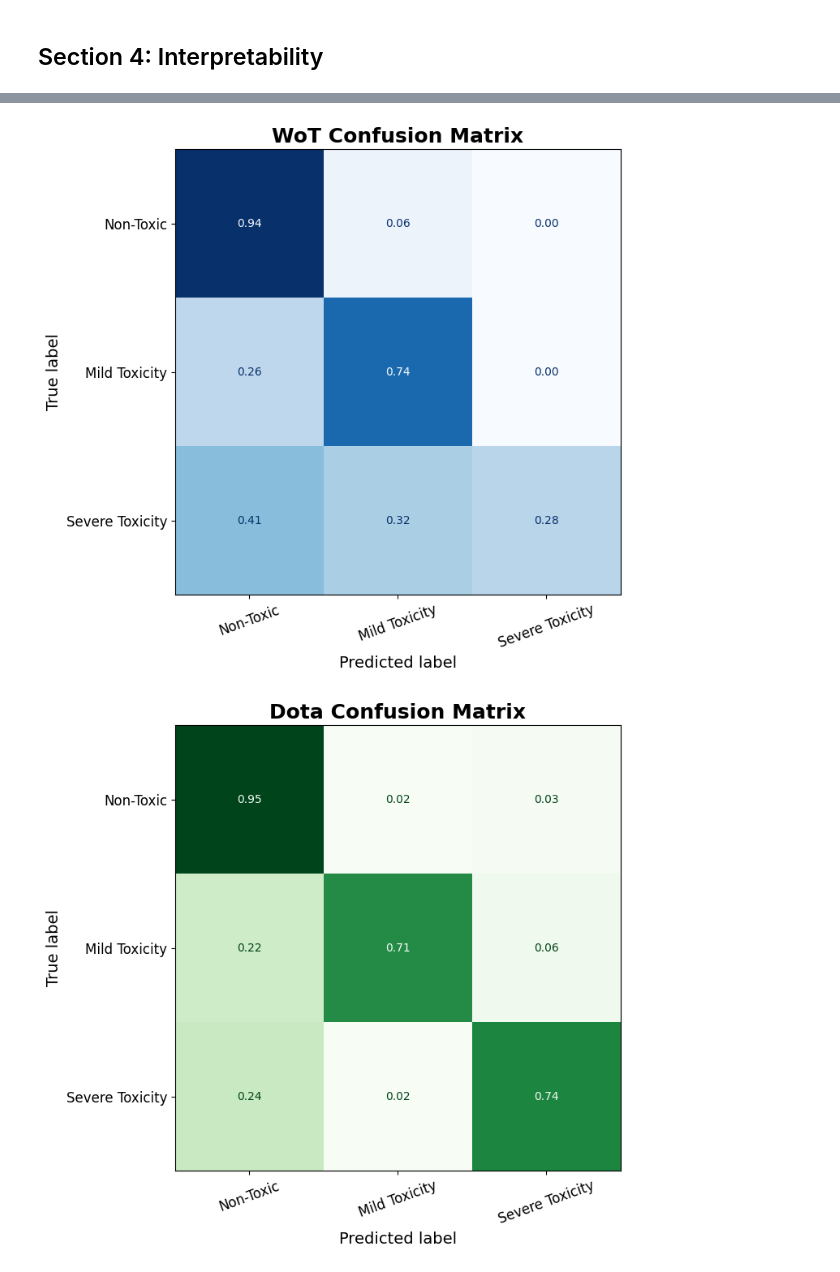
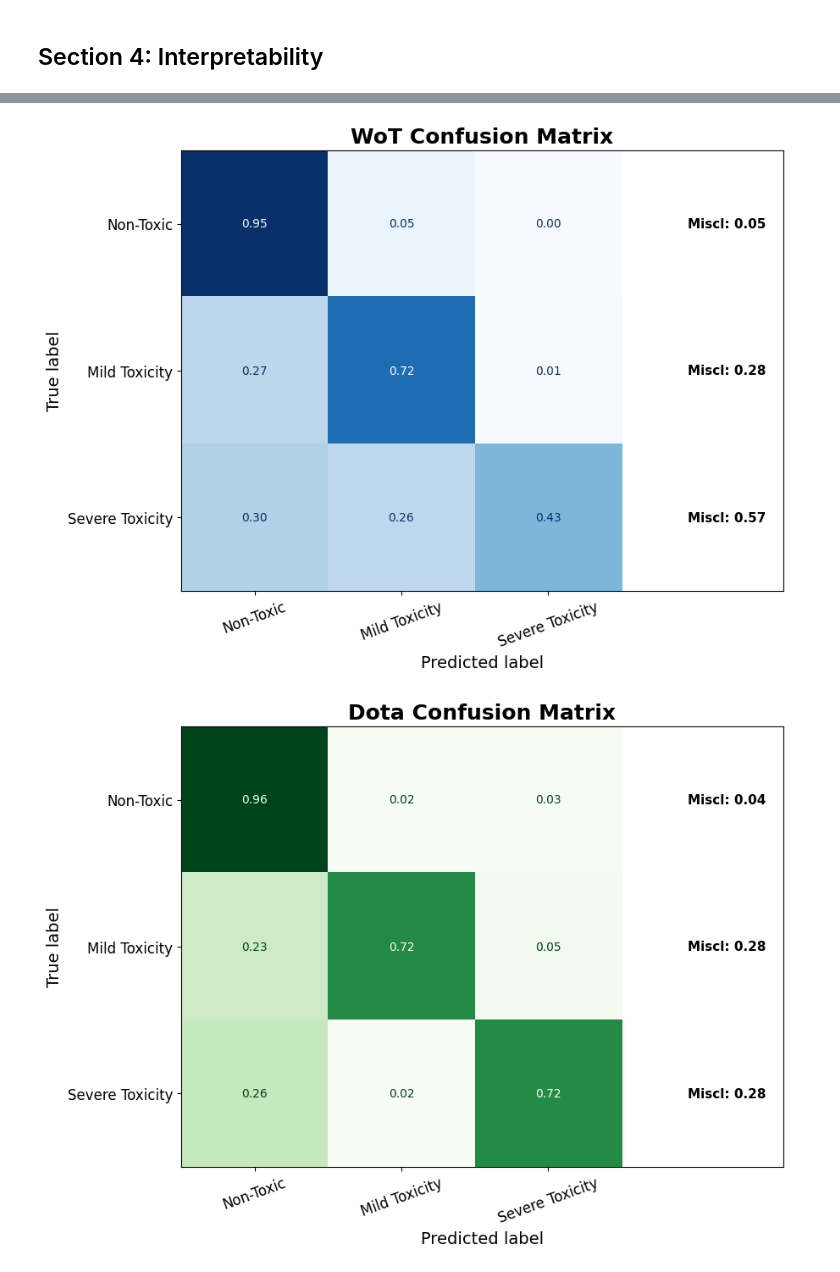
Before and after one commit to paolacalle/gaming-toxicity-detection, a Jupyter notebook: notebooks/gaming/02_ml_multiclass.ipynb, the cells around one changed output, grey strips where cells are left out. Saved outputs shown, nothing was run; the diff lists cells and outputs as text; code cells hidden in the pictures.

```diff
--- a/notebooks/gaming/02_ml_multiclass.ipynb
+++ b/notebooks/gaming/02_ml_multiclass.ipynb
@@ -1050,51 +1263,81 @@ plot_top_positive_features_all_classes_calibrated(
 from sklearn.metrics import confusion_matrix, ConfusionMatrixDisplay
 
 def plot_confusion_matrix_for_pipe(pipe, load_fn, scheme, class_names, title, cmap='Blues'):
+    # validation data
     val_df = load_fn('val').copy()
     if scheme is not None:
         val_df['label'] = val_df['label'].astype(int).map(scheme)
 
+    # features and labels
     X_val = val_df['message']
     y_val = val_df['label']
 
+    # predictions
     y_pred = pipe.predict(X_val)
-    cm = confusion_matrix(y_val, y_pred, labels=list(range(len(class_names))),
-                          normalize= 'true')
 
-    fig, ax = plt.subplots(figsize=(8, 7))
-    disp = ConfusionMatrixDisplay(confusion_matrix=cm, display_labels=class_names,
-                                  )
+    # normalised confusion matrix
+    cm = confusion_matrix(
+        y_val,
+        y_pred,
+        labels=list(range(len(class_names))),
+        normalize='true'
+    )
+
+    # plot
+    fig, ax = plt.subplots(figsize=(9, 7))
+    disp = ConfusionMatrixDisplay(
+        confusion_matrix=cm,
+        display_labels=class_names,
+    )
     disp.plot(ax=ax, cmap=cmap, colorbar=False, values_format='.2f')
 
+    # titles and axis
     ax.set_title(title, fontweight='bold', fontsize=18)
     ax.set_xlabel('Predicted label', fontsize=14)
     ax.set_ylabel('True label', fontsize=14)
     ax.tick_params(axis='x', labelrotation=20, labelsize=12)
     ax.tick_params(axis='y', labelsize=12)
+
+    # add misclassification rate for each true class
+    for i, cls_name in enumerate(class_names):
+        misclf = 1 - cm[i, i]
+        ax.text(
+            len(class_names) - 0.05,
+            i,
+            f'Miscl: {misclf:.2f}',
+            va='center',
+            ha='left',
+            fontsize=11,
+            color='black',
+            fontweight='bold'
+        )
+
+    # extra room on the right for misclassification text
+    ax.set_xlim(-0.5, len(class_names) + 0.6)
 
     plt.tight_layout()
     plt.show()
 
 
 # WoT
 plot_confusion_matrix_for_pipe(
-    wot_best_pipe_calibrated,
+    wot_lr_calibrated,
     load_wot,
     WOT_SCHEME_3,
     WOT_CLASS_NAMES[3],
     'WoT Confusion Matrix',
     cmap='Blues'
 )
 
 # Dota
 plot_confusion_matrix_for_pipe(
-    dota_best_pipe_calibrated,
+    dota_lr_calibrated,
     load_dota,
     DOTA_SCHEME_3,
     DOTA_CLASS_NAMES[3],
     'Dota Confusion Matrix',
     cmap='Greens'
 )
 # %% [output]
-[figure, old version]
+[figure, new version]
-[figure, old version]
+[figure, new version]
```
Also changed, not shown: parts of 16 cells of this notebook, 2 other files.
